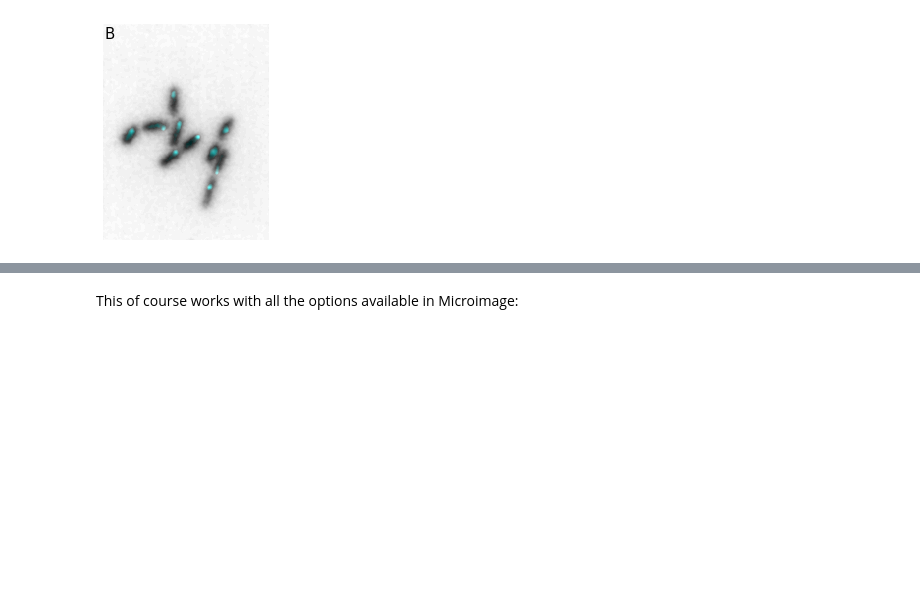
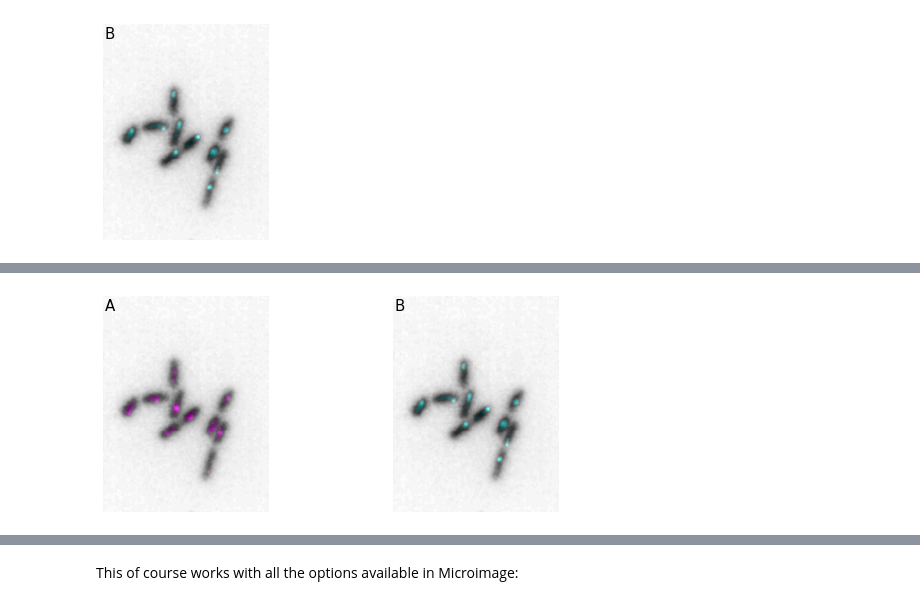
Before and after one commit to guiwitz/microfilm, a Jupyter notebook: _sources/notebooks/create_panels.ipynb, the cells around one changed output, grey strips where cells are left out. Saved outputs shown, nothing was run; the diff lists cells and outputs as text; code cells hidden in the pictures; blank space fills up the shorter version.

```diff
--- a/_sources/notebooks/create_panels.ipynb
+++ b/_sources/notebooks/create_panels.ipynb
@@ -40,0 +41,7 @@
+# %%
+micropanel_size = microplot.Micropanel(rows=1, cols=2, figsize=[8,3], figscaling=3)
+
+micropanel_size.add_element(pos=[0,0], microim=microim1)
+micropanel_size.add_element(pos=[0,1], microim=microim2)
+# %% [output]
+[figure, added]
```
Also changed, not shown: parts of 8 cells of this notebook, 41 other files.
